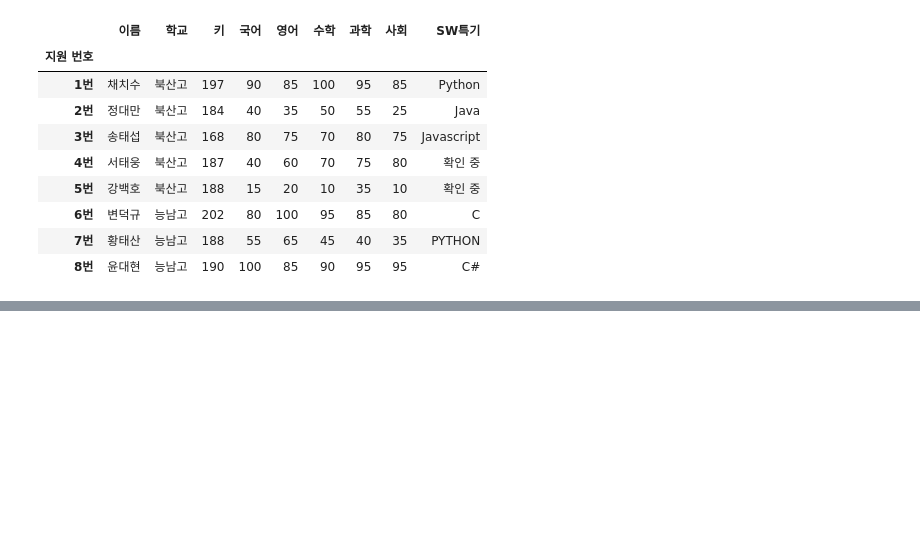
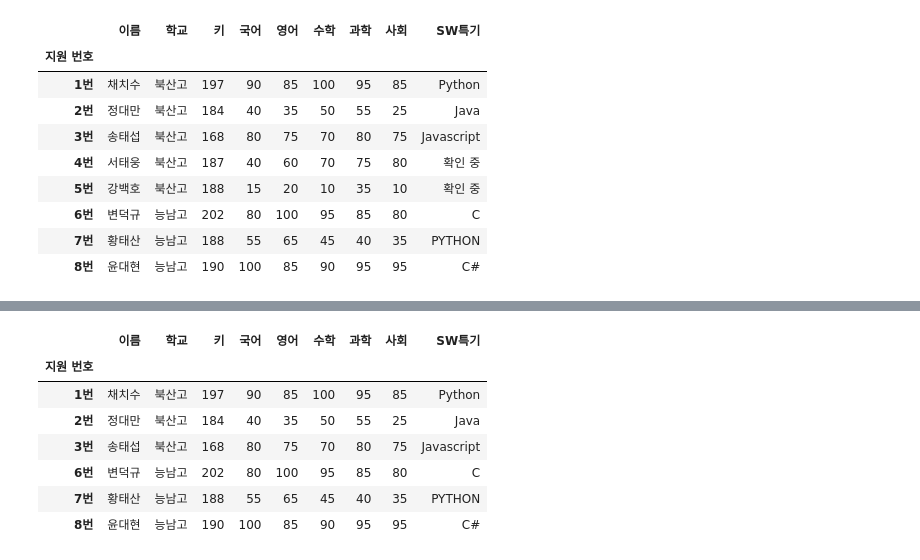
Before and after one commit to chips-gguma/data-analysis, a Jupyter notebook: 10. 결측치.ipynb, the cells around one changed output, grey strips where cells are left out. Drawn from its saved outputs; the diff is of its cells as text; code cells hidden in the pictures; blank space fills up the shorter version.

Commit message:
dropna 로 NaN 데이터를 삭제

```diff
--- a/10. 결측치.ipynb
+++ b/10. 결측치.ipynb
@@ -119,0 +122,4 @@ df
+# %%
+import pandas as pd
+df = pd.read_excel('score.xlsx', index_col='지원 번호')
+df
@@ -119,0 +137,11 @@ df
+# %%
+df.dropna() # 전체 데이터 중에서 NaN 을 포함하는 데이터 삭제
+# %% [output]
+|  | 이름 | 학교 | 키 | 국어 | 영어 | 수학 | 과학 | 사회 | SW특기 |
+| 지원 번호 |  |  |  |  |  |  |  |  |  |
+| 1번 | 채치수 | 북산고 | 197 | 90 | 85 | 100 | 95 | 85 | Python |
+| 2번 | 정대만 | 북산고 | 184 | 40 | 35 | 50 | 55 | 25 | Java |
+| 3번 | 송태섭 | 북산고 | 168 | 80 | 75 | 70 | 80 | 75 | Javascript |
+| 6번 | 변덕규 | 능남고 | 202 | 80 | 100 | 95 | 85 | 80 | C |
+| 7번 | 황태산 | 능남고 | 188 | 55 | 65 | 45 | 40 | 35 | PYTHON |
+| 8번 | 윤대현 | 능남고 | 190 | 100 | 85 | 90 | 95 | 95 | C# |
```
Also changed, not shown: parts of 2 cells of this notebook.
